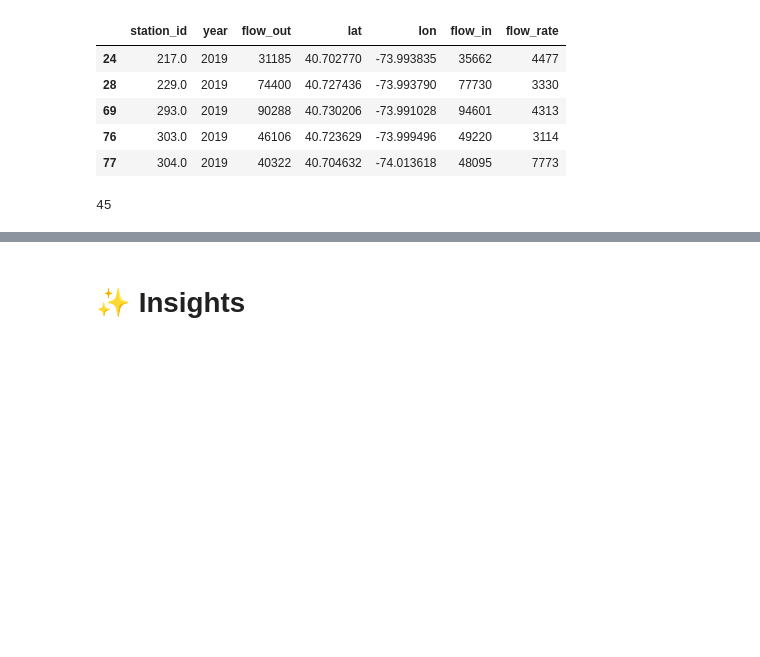
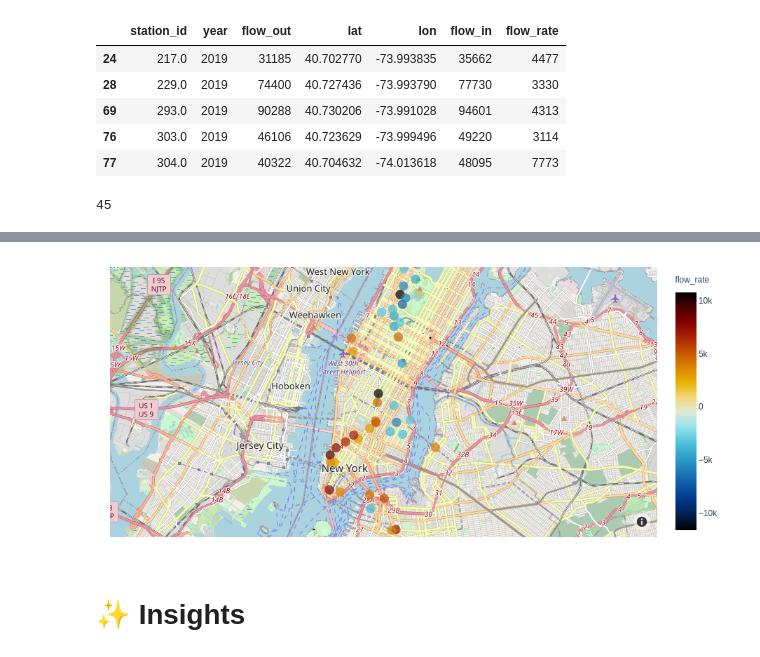
Before and after one commit to edenben/CitiBikeAnalysis, a Jupyter notebook: CitiBike.ipynb, the cells around one changed output, grey strips where cells are left out. Cells and saved outputs as stored; diff of their text form; code cells hidden in the pictures; blank space fills up the shorter version.

```diff
--- a/CitiBike.ipynb
+++ b/CitiBike.ipynb
@@ -593,5 +603,10 @@ plotly.offline.iplot(figflow.update_layout(mapbox_style="open-street-map"), file
 # %% [output]
 [interactive output not drawn]
+# %%
+from IPython.display import Image
+Image(filename="flowrate.png")
+# %% [output]
+[figure, added]
 # %% [markdown]
 # ✨ Insights
 # %% [markdown]
```
Also changed, not shown: parts of 8 cells of this notebook.
